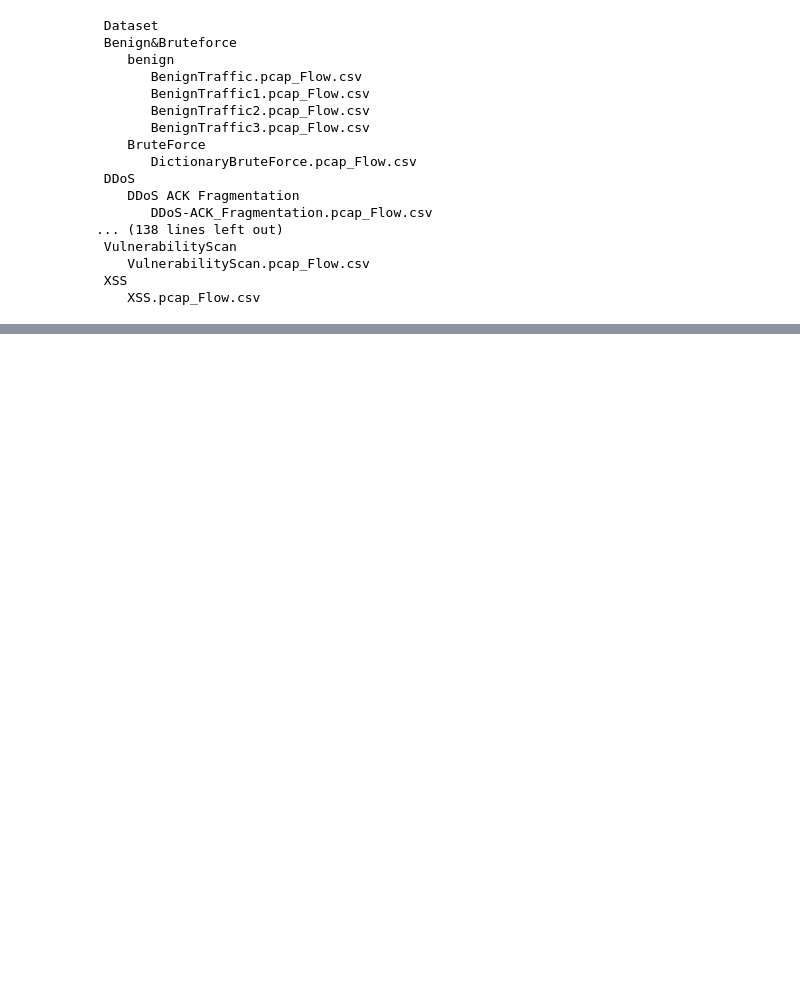
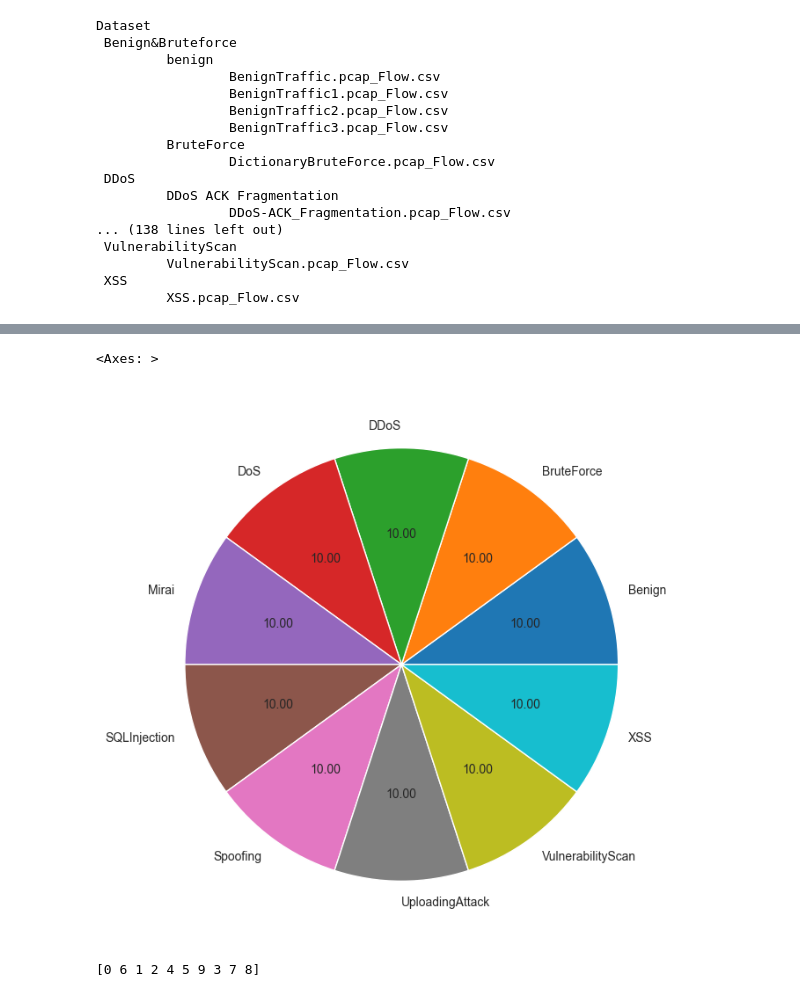
Before and after one commit to Hongwei-Z/Federated-Learning-IoT-IDS, a Jupyter notebook: DatasetPreprocessing.ipynb, the cells around one changed output, grey strips where cells are left out. Saved outputs shown, nothing was run; the diff lists cells and outputs as text; code cells hidden in the pictures; blank space fills up the shorter version.

```diff
--- a/DatasetPreprocessing.ipynb
+++ b/DatasetPreprocessing.ipynb
@@ -151,0 +169,4 @@ merged_df.groupby('Target').size().plot(kind='pie', autopct='%.2f', figsize=(10,
+# %%
+# Drop unnecessary columns, such as ID, IP, Port, Protocol and TimeStamp
+extracted_dataset = extracted_dataset.drop(['Flow ID','Src IP','Src Port','Dst IP','Dst Port','Protocol','Timestamp', 'Flow Bytes/s', 'Flow Packets/s'], axis=1)
+extracted_dataset.head()
@@ -151,0 +181,10 @@ merged_df.groupby('Target').size().plot(kind='pie', autopct='%.2f', figsize=(10,
+# %%
+# Drop missing values
+extracted_dataset = extracted_dataset.dropna()
+
+# Random over sampling
+ros = RandomOverSampler(random_state=0)
+X, y = ros.fit_resample(extracted_dataset.iloc[:, :-1], extracted_dataset.iloc[:, -1])
+processed_data = pd.DataFrame(X)
+processed_data['Label'] = y
+processed_data['Label'].value_counts()
@@ -151,0 +204,23 @@ merged_df.groupby('Target').size().plot(kind='pie', autopct='%.2f', figsize=(10,
+# %%
+processed_data.groupby('Label').size().plot(kind='pie', autopct='%.2f', figsize=(8,8))
+# %% [output]
+<Axes: >
+[figure, added]
+# %%
+# Encode the labels
+category_mapping = {
+    'Benign': 0,
+    'DDoS': 1,
+    'DoS': 2,
+    'VulnerabilityScan': 3,
+    'Mirai': 4,
+    'Spoofing': 5,
+    'BruteForce': 6,
+    'XSS': 7,
+    'UploadingAttack': 8,
+    'SQLInjection': 9
+}
+processed_data['Label'] = processed_data['Label'].map(category_mapping)
+print(processed_data['Label'].unique())
+# %% [output]
+[0 6 1 2 4 5 9 3 7 8]
```
Also changed, not shown: parts of 18 cells of this notebook, 1 other file.
